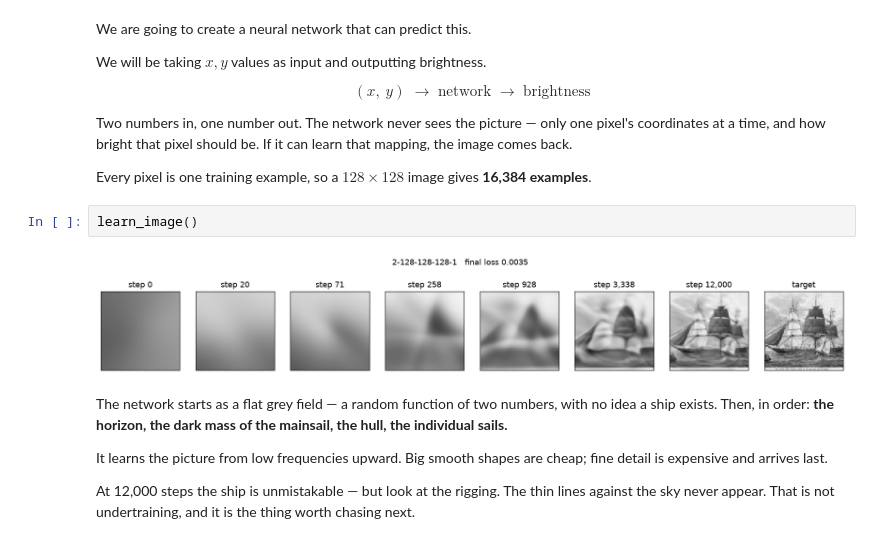
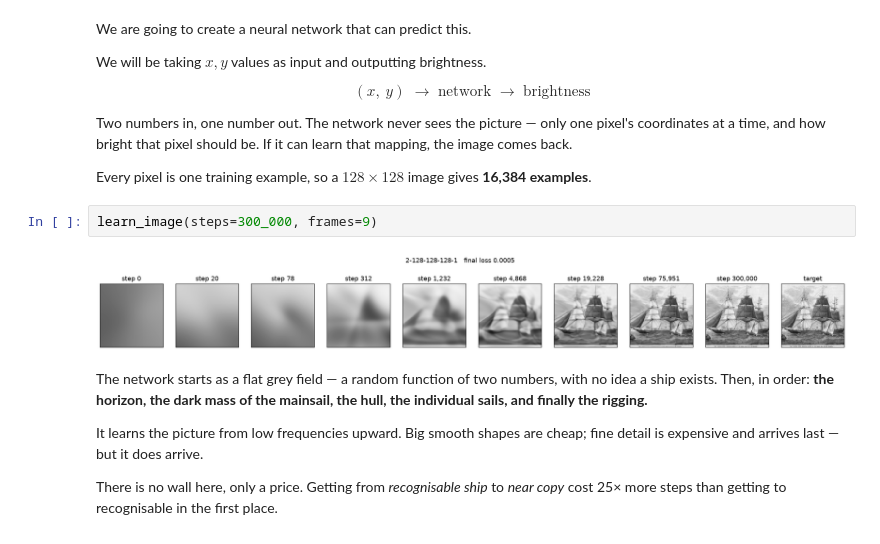
Before and after one commit to John-Anthony-Heaney/graft, a Jupyter notebook: Book.ipynb, the cells around one changed output. Saved outputs shown, nothing was run; the diff lists cells and outputs as text.

```diff
--- a/Book.ipynb
+++ b/Book.ipynb
@@ -138,21 +138,20 @@ learn that mapping, the image comes back.
 
 Every pixel is one training example, so a $128 \times 128$ image gives
 **16,384 examples**.
-# %%
-learn_image()
-# %% [output]
-[figure, removed]
+# %%
+learn_image(steps=300_000, frames=9)
+# %% [output]
+[figure, added]
 # %% [markdown]
 The network starts as a flat grey field — a random function of two numbers, with
 no idea a ship exists. Then, in order: **the horizon, the dark mass of the
-mainsail, the hull, the individual sails.**
+mainsail, the hull, the individual sails, and finally the rigging.**
 
 It learns the picture from low frequencies upward. Big smooth shapes are cheap;
-fine detail is expensive and arrives last.
+fine detail is expensive and arrives last — but it does arrive.
 
-At 12,000 steps the ship is unmistakable — but look at the rigging. The thin
-lines against the sky never appear. That is not undertraining, and it is the
-thing worth chasing next.
+There is no wall here, only a price. Getting from *recognisable ship* to *near
+copy* cost 25× more steps than getting to recognisable in the first place.
 # %%
 loss_chart()
 # %% [output]
```
Also changed, not shown: parts of 1 cell of this notebook, 1 other file.
